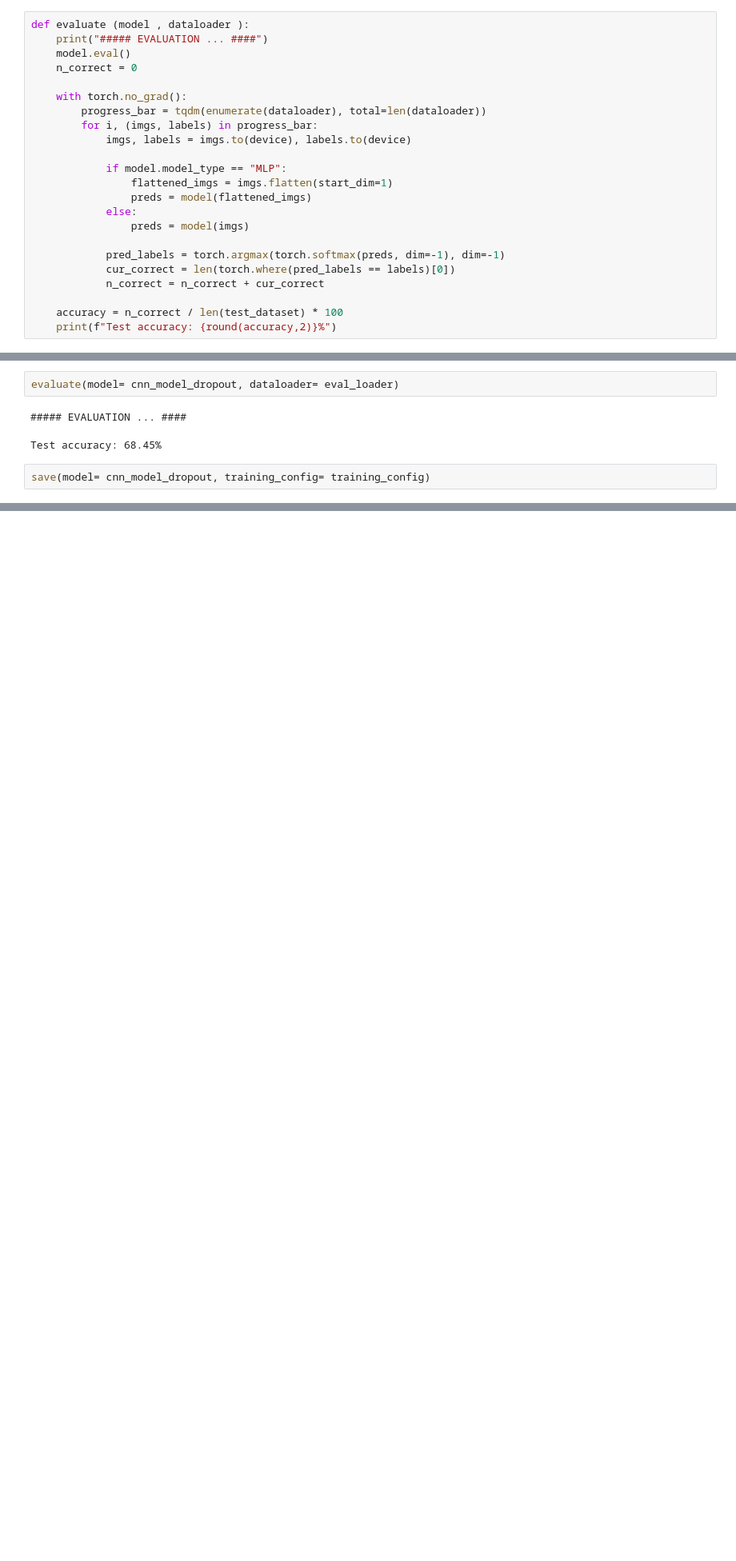
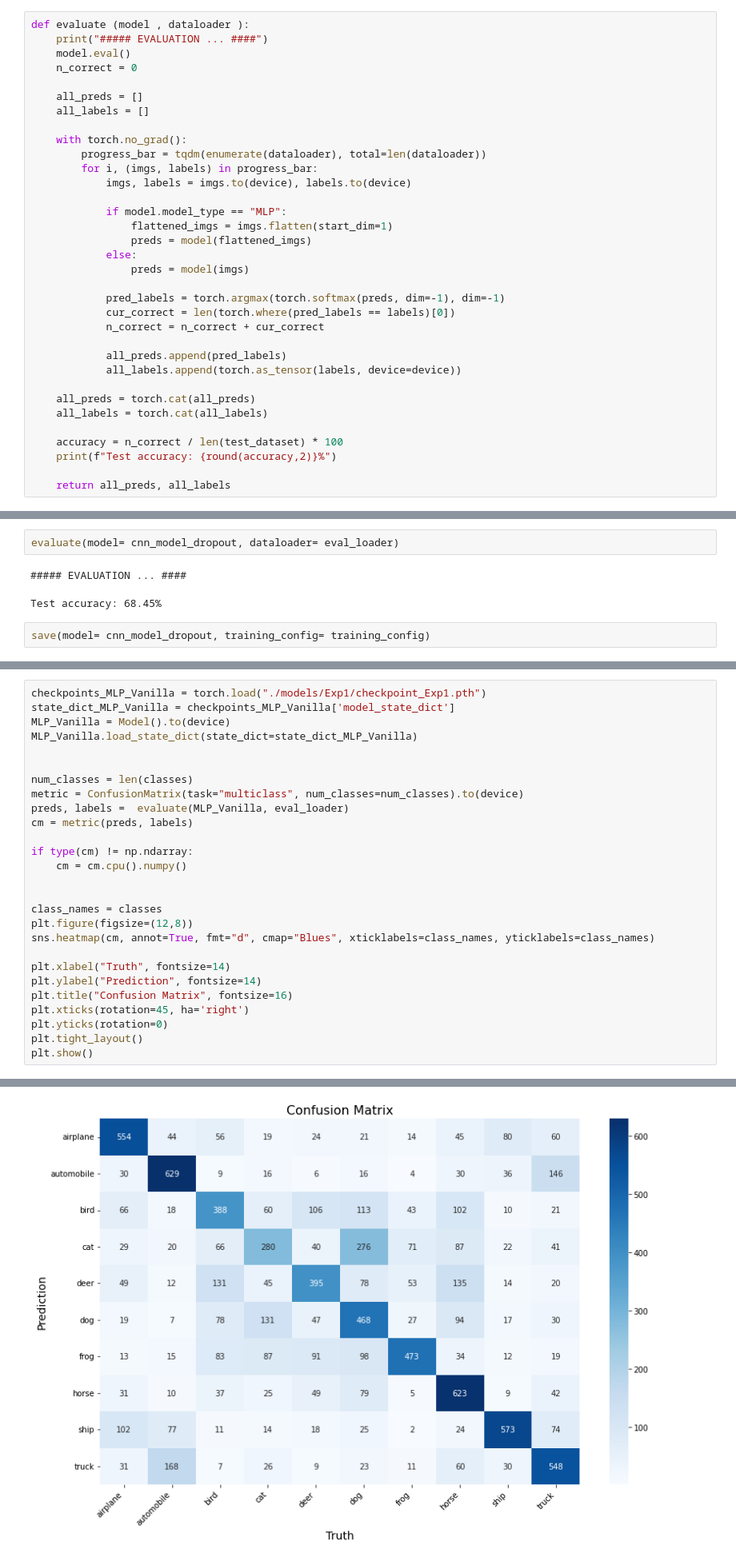
Before and after one commit to Cuda-Vision-Lab/CudaVisionSS2025, a Jupyter notebook: src/Assignment1.ipynb, the cells around one changed output, grey strips where cells are left out. Shown at 80% size. Saved outputs shown, nothing was run; the diff lists cells and outputs as text; blank space fills up the shorter version.

Commit message:
added confusion matrix

```diff
--- a/src/Assignment1.ipynb
+++ b/src/Assignment1.ipynb
@@ -193,6 +195,9 @@ def evaluate (model , dataloader ):
     print("##### EVALUATION ... ####")
     model.eval()
     n_correct = 0
+
+    all_preds = []
+    all_labels = []
 
     with torch.no_grad():
         progress_bar = tqdm(enumerate(dataloader), total=len(dataloader))
@@ -209,8 +214,16 @@ def evaluate (model , dataloader ):
             cur_correct = len(torch.where(pred_labels == labels)[0])
             n_correct = n_correct + cur_correct
 
+            all_preds.append(pred_labels)
+            all_labels.append(torch.as_tensor(labels, device=device))
+
+    all_preds = torch.cat(all_preds)
+    all_labels = torch.cat(all_labels)
+
     accuracy = n_correct / len(test_dataset) * 100
     print(f"Test accuracy: {round(accuracy,2)}%")
+
+    return all_preds, all_labels
 # %% [markdown]
 ### Saving the model
 # %%
@@ -657,0 +640,28 @@ save(model= cnn_model_dropout, training_config= training_config)
+# %%
+checkpoints_MLP_Vanilla = torch.load("./models/Exp1/checkpoint_Exp1.pth")
+state_dict_MLP_Vanilla = checkpoints_MLP_Vanilla['model_state_dict']
+MLP_Vanilla = Model().to(device)
+MLP_Vanilla.load_state_dict(state_dict=state_dict_MLP_Vanilla)
+
+
+num_classes = len(classes)
+metric = ConfusionMatrix(task="multiclass", num_classes=num_classes).to(device)
+preds, labels =  evaluate(MLP_Vanilla, eval_loader)
+cm = metric(preds, labels)
+
+if type(cm) != np.ndarray:
+    cm = cm.cpu().numpy()
+
+
+class_names = classes
+plt.figure(figsize=(12,8))
+sns.heatmap(cm, annot=True, fmt="d", cmap="Blues", xticklabels=class_names, yticklabels=class_names)
+
+plt.xlabel("Truth", fontsize=14)
+plt.ylabel("Prediction", fontsize=14)
+plt.title("Confusion Matrix", fontsize=16)
+plt.xticks(rotation=45, ha='right')
+plt.yticks(rotation=0)
+plt.tight_layout()
+plt.show()
+# %% [output]
@@ -657,0 +670 @@ save(model= cnn_model_dropout, training_config= training_config)
+[figure, added]
```
Also changed, not shown: parts of 12 cells of this notebook, 1 other file.
